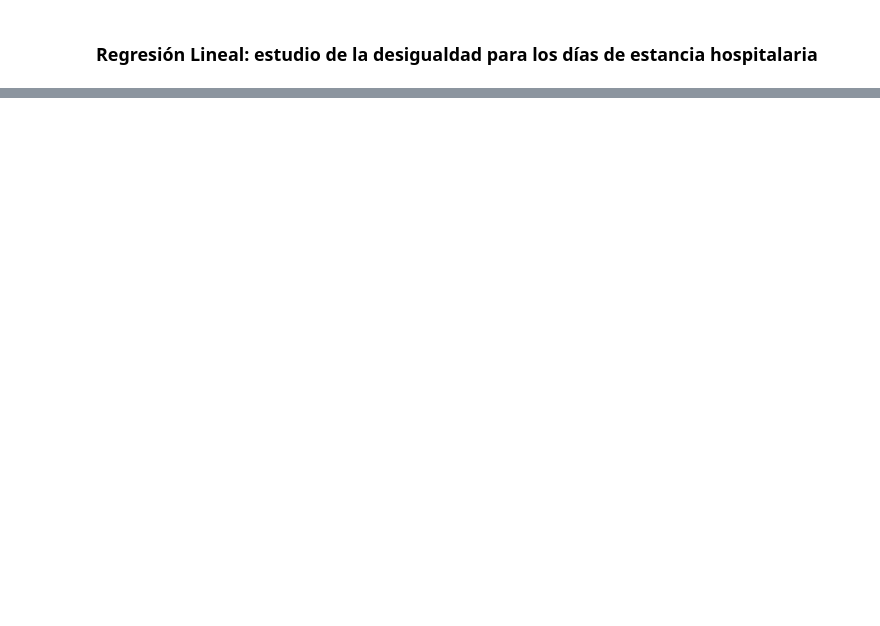
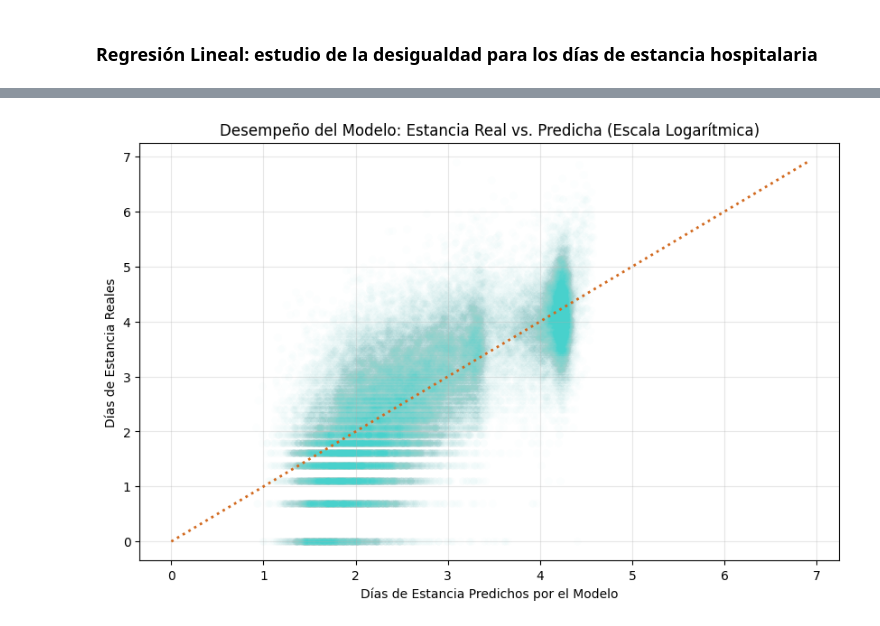
Before and after one commit to IgnaciaCG/Analisis-de-datos, a Jupyter notebook: analisis_grd.ipynb, the cells around one changed output, grey strips where cells are left out. Drawn from its saved outputs; the diff is of its cells as text; code cells hidden in the pictures; blank space fills up the shorter version.

Commit message:
se corrige prediccion vs realidad dias_estancia

```diff
--- a/analisis_grd.ipynb
+++ b/analisis_grd.ipynb
@@ -755,6 +755,7 @@ top3grds.reset_index(drop=True, inplace=True)
 top3grds['iseow'] = (top3grds['FECHA_INGRESO'].dt.dayofweek > 4).astype(int)
 top3grds = top3grds[(top3grds['TIPOALTA'] != 'FALLECIDO')]
 top3grds['IR_29301_SEVERIDAD'] = top3grds['IR_29301_SEVERIDAD'].astype('string')
+top3grds['LOG_ESTANCIA'] = np.log(top3grds['DIAS_ESTANCIA'])
 
 import statsmodels.formula.api as smf
 import numpy as np
@@ -788,22 +791,24 @@ strong multicollinearity or other numerical problems.
 # %%
 import matplotlib.pyplot as plt
 import seaborn as sns
 
 # 1. Le pedimos al modelo que haga sus predicciones con los datos
 predicciones_log = resultado.predict()
 valores_reales_log = top3grds['LOG_ESTANCIA'] # o como se llame en tu df
 
 # 2. Creamos el gráfico
 plt.figure(figsize=(10, 6))
-sns.scatterplot(x=predicciones_log, y=valores_reales_log, alpha=0.005, color='mediumturquoise')
+sns.scatterplot(x=predicciones_log, y=valores_reales_log, alpha=0.01, color='mediumturquoise')
 
 # 3. Dibujamos la línea roja de "predicción perfecta"
 limite_min = min(predicciones_log.min(), valores_reales_log.min())
 limite_max = max(predicciones_log.max(), valores_reales_log.max())
 plt.plot([limite_min, limite_max], [limite_min, limite_max], color='chocolate', linewidth=2, linestyle=':')
 
 plt.title('Desempeño del Modelo: Estancia Real vs. Predicha (Escala Logarítmica)')
 plt.xlabel('Días de Estancia Predichos por el Modelo')
 plt.ylabel('Días de Estancia Reales')
 plt.grid(True, alpha=0.3)
 plt.show()
+# %% [output]
+[figure, added]
```
Also changed, not shown: parts of 2 cells of this notebook.
